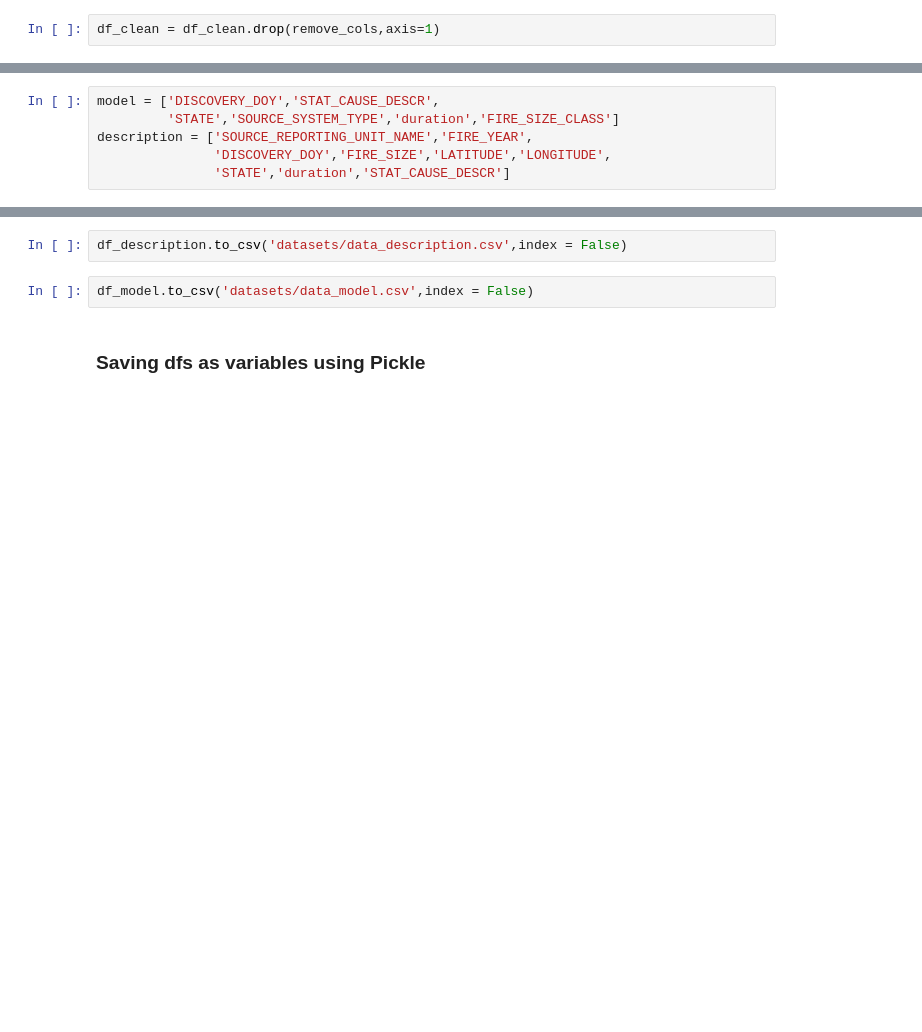
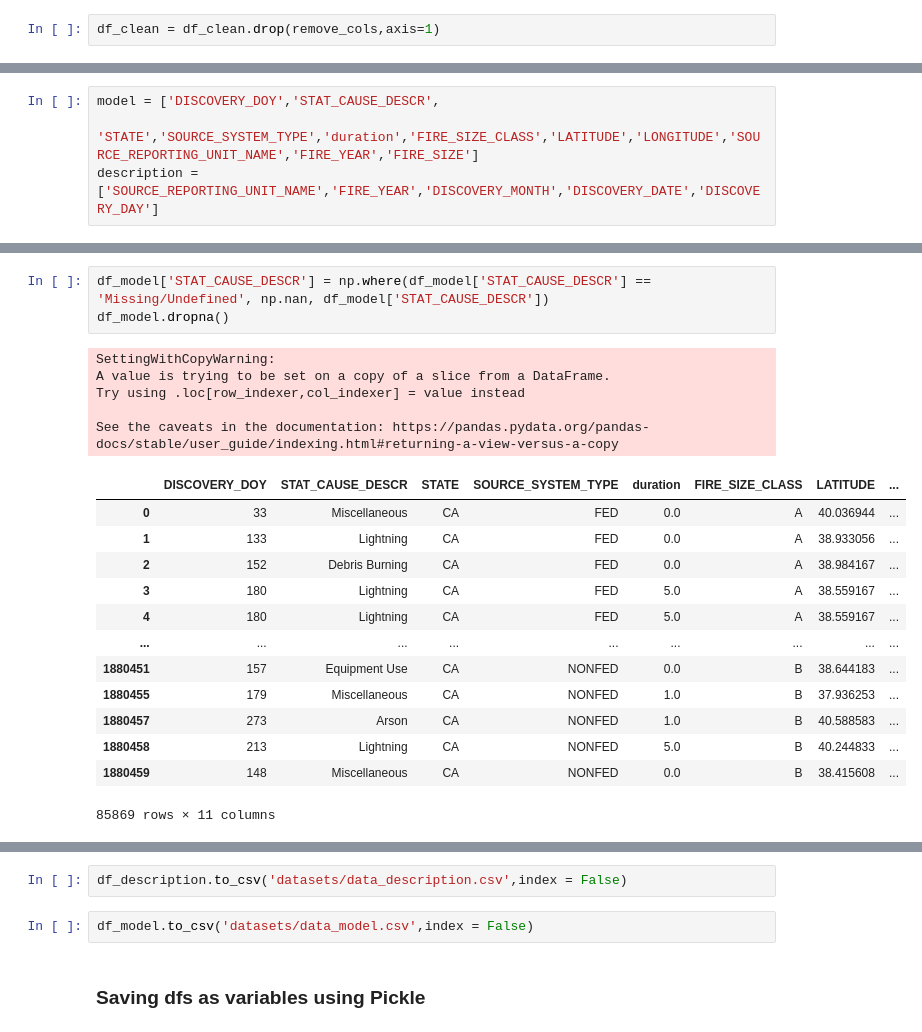
Before and after one commit to smileshey/CA-Wildfires-NN, a Jupyter notebook: 02_EDA.ipynb, the cells around one changed output, grey strips where cells are left out. Drawn from its saved outputs; the diff is of its cells as text; blank space fills up the shorter version.

```diff
--- a/02_EDA.ipynb
+++ b/02_EDA.ipynb
@@ -288,6 +297,4 @@ Name: FIRE_YEAR, Length: 988934, dtype: int64
 # %%
 model = ['DISCOVERY_DOY','STAT_CAUSE_DESCR',
-         'STATE','SOURCE_SYSTEM_TYPE','duration','FIRE_SIZE_CLASS']
-description = ['SOURCE_REPORTING_UNIT_NAME','FIRE_YEAR',
-               'DISCOVERY_DOY','FIRE_SIZE','LATITUDE','LONGITUDE',
-               'STATE','duration','STAT_CAUSE_DESCR']
+         'STATE','SOURCE_SYSTEM_TYPE','duration','FIRE_SIZE_CLASS','LATITUDE','LONGITUDE','SOURCE_REPORTING_UNIT_NAME','FIRE_YEAR','FIRE_SIZE']
+description = ['SOURCE_REPORTING_UNIT_NAME','FIRE_YEAR','DISCOVERY_MONTH','DISCOVERY_DATE','DISCOVERY_DAY']
@@ -315,0 +325,22 @@ df_description
+# %%
+df_model['STAT_CAUSE_DESCR'] = np.where(df_model['STAT_CAUSE_DESCR'] == 'Missing/Undefined', np.nan, df_model['STAT_CAUSE_DESCR'])
+df_model.dropna()
+# %% [output]
+SettingWithCopyWarning:
+A value is trying to be set on a copy of a slice from a DataFrame.
+Try using .loc[row_indexer,col_indexer] = value instead
+
+See the caveats in the documentation: https://pandas.pydata.org/pandas-docs/stable/user_guide/indexing.html#returning-a-view-versus-a-copy
+|  | DISCOVERY_DOY | STAT_CAUSE_DESCR | STATE | SOURCE_SYSTEM_TYPE | duration | FIRE_SIZE_CLASS | LATITUDE | ... |
+| 0 | 33 | Miscellaneous | CA | FED | 0.0 | A | 40.036944 | ... |
+| 1 | 133 | Lightning | CA | FED | 0.0 | A | 38.933056 | ... |
+| 2 | 152 | Debris Burning | CA | FED | 0.0 | A | 38.984167 | ... |
+| 3 | 180 | Lightning | CA | FED | 5.0 | A | 38.559167 | ... |
+| 4 | 180 | Lightning | CA | FED | 5.0 | A | 38.559167 | ... |
+| ... | ... | ... | ... | ... | ... | ... | ... | ... |
+| 1880451 | 157 | Equipment Use | CA | NONFED | 0.0 | B | 38.644183 | ... |
+| 1880455 | 179 | Miscellaneous | CA | NONFED | 1.0 | B | 37.936253 | ... |
+| 1880457 | 273 | Arson | CA | NONFED | 1.0 | B | 40.588583 | ... |
+| 1880458 | 213 | Lightning | CA | NONFED | 5.0 | B | 40.244833 | ... |
+| 1880459 | 148 | Miscellaneous | CA | NONFED | 0.0 | B | 38.415608 | ... |
+85869 rows × 11 columns
```
Also changed, not shown: parts of 35 cells of this notebook, 37 other files.
